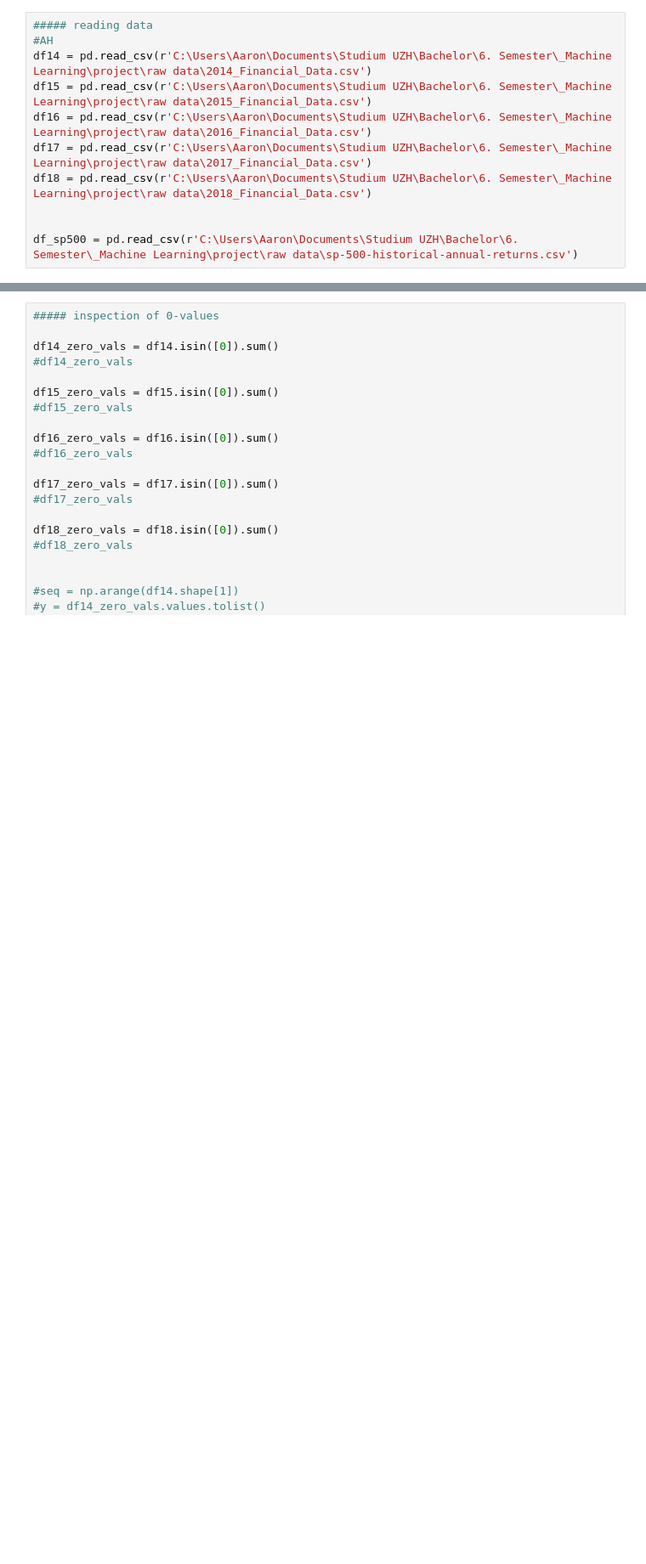
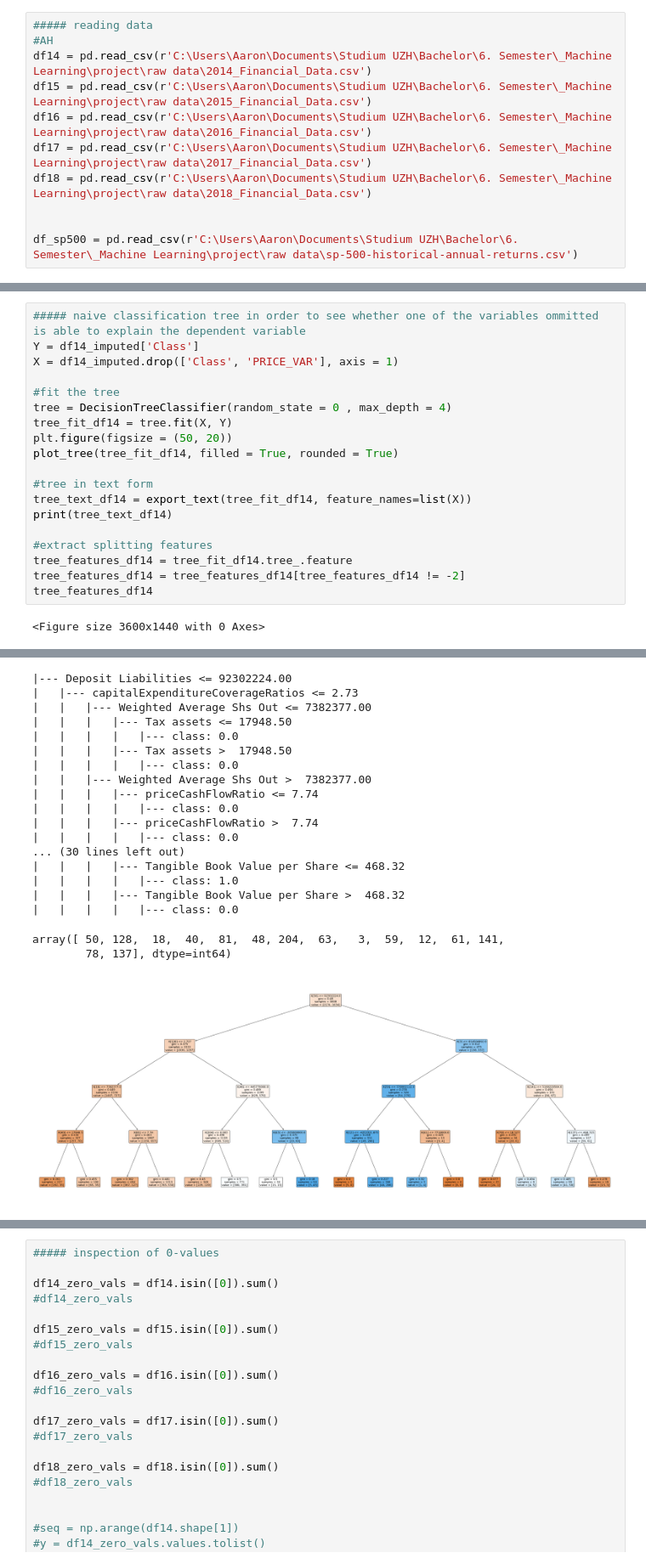
Before and after one commit to AtK42/ML_stonks_2021, a Jupyter notebook: Group2_ML_Project.ipynb, the cells around one changed output, grey strips where cells are left out. Shown at 85% size. Saved outputs shown, nothing was run; the diff lists cells and outputs as text; blank space fills up the shorter version.

```diff
--- a/Group2_ML_Project.ipynb
+++ b/Group2_ML_Project.ipynb
@@ -208,0 +346,21 @@ KeyError: 'Sector'
+# %%
+##### naive classification tree in order to see whether one of the variables ommitted is able to explain the dependent variable
+Y = df14_imputed['Class']
+X = df14_imputed.drop(['Class', 'PRICE_VAR'], axis = 1)
+
+#fit the tree
+tree = DecisionTreeClassifier(random_state = 0 , max_depth = 4)
+tree_fit_df14 = tree.fit(X, Y)
+plt.figure(figsize = (50, 20))
+plot_tree(tree_fit_df14, filled = True, rounded = True)
+
+#tree in text form
+tree_text_df14 = export_text(tree_fit_df14, feature_names=list(X))
+print(tree_text_df14)
+
+#extract splitting features
+tree_features_df14 = tree_fit_df14.tree_.feature
+tree_features_df14 = tree_features_df14[tree_features_df14 != -2]
+tree_features_df14
+# %% [output]
+<Figure size 3600x1440 with 0 Axes>
@@ -208,0 +384,20 @@ KeyError: 'Sector'
+|--- Deposit Liabilities <= 92302224.00
+|   |--- capitalExpenditureCoverageRatios <= 2.73
+|   |   |--- Weighted Average Shs Out <= 7382377.00
+|   |   |   |--- Tax assets <= 17948.50
+|   |   |   |   |--- class: 0.0
+|   |   |   |--- Tax assets >  17948.50
+|   |   |   |   |--- class: 0.0
+|   |   |--- Weighted Average Shs Out >  7382377.00
+|   |   |   |--- priceCashFlowRatio <= 7.74
+|   |   |   |   |--- class: 0.0
+|   |   |   |--- priceCashFlowRatio >  7.74
+|   |   |   |   |--- class: 0.0
+... (30 lines left out)
+|   |   |   |--- Tangible Book Value per Share <= 468.32
+|   |   |   |   |--- class: 1.0
+|   |   |   |--- Tangible Book Value per Share >  468.32
+|   |   |   |   |--- class: 0.0
+array([ 50, 128,  18,  40,  81,  48, 204,  63,   3,  59,  12,  61, 141,
+        78, 137], dtype=int64)
+[figure, added]
```
Also changed, not shown: parts of 20 cells of this notebook.
